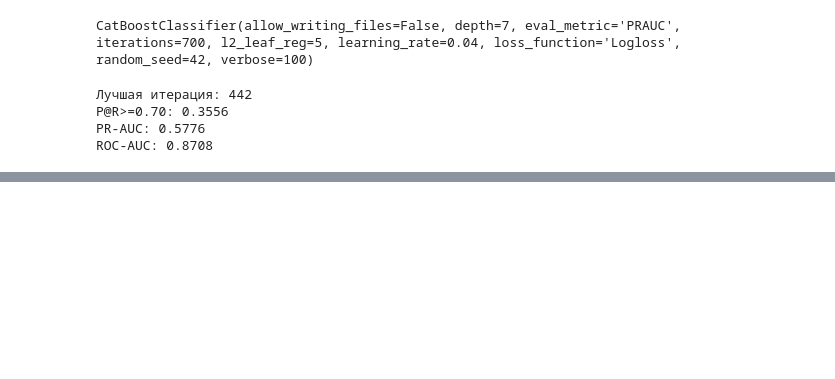
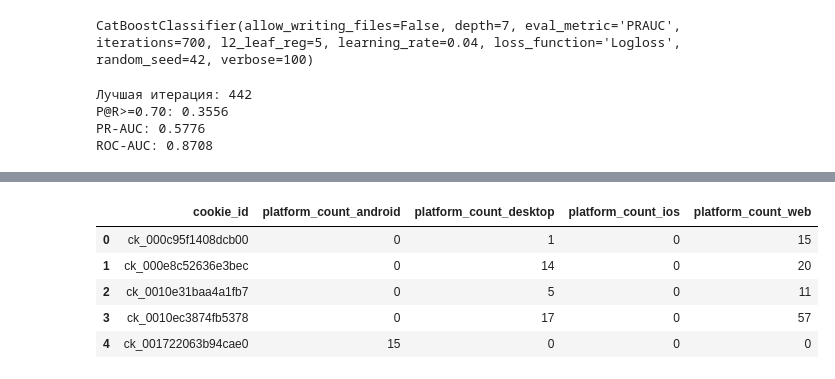
Before and after one commit to Awesomnaty/Avito_Bootcamp_ML, a Jupyter notebook: main.ipynb, the cells around one changed output, grey strips where cells are left out. Drawn from its saved outputs; the diff is of its cells as text; code cells hidden in the pictures; blank space fills up the shorter version.

```diff
--- a/main.ipynb
+++ b/main.ipynb
@@ -524,0 +549,17 @@ ROC-AUC: 0.8708
+# %%
+platform_counts = pd.crosstab(ev_tr['cookie_id'], ev_tr['platform'])
+platform_counts.columns = ['platform_count_' + column for column in platform_counts.columns]
+platform_counts = platform_counts.reset_index()
+
+platform_ratios = pd.crosstab(ev_tr['cookie_id'], ev_tr['platform'], normalize='index')
+platform_ratios.columns = ['platform_ratio_' + column for column in platform_ratios.columns]
+platform_ratios = platform_ratios.reset_index()
+
+platform_counts.head()
+# %% [output]
+|  | cookie_id | platform_count_android | platform_count_desktop | platform_count_ios | platform_count_web |
+| 0 | ck_000c95f1408dcb00 | 0 | 1 | 0 | 15 |
+| 1 | ck_000e8c52636e3bec | 0 | 14 | 0 | 20 |
+| 2 | ck_0010e31baa4a1fb7 | 0 | 5 | 0 | 11 |
+| 3 | ck_0010ec3874fb5378 | 0 | 17 | 0 | 57 |
+| 4 | ck_001722063b94cae0 | 15 | 0 | 0 | 0 |
```
Also changed, not shown: parts of 9 cells of this notebook.
